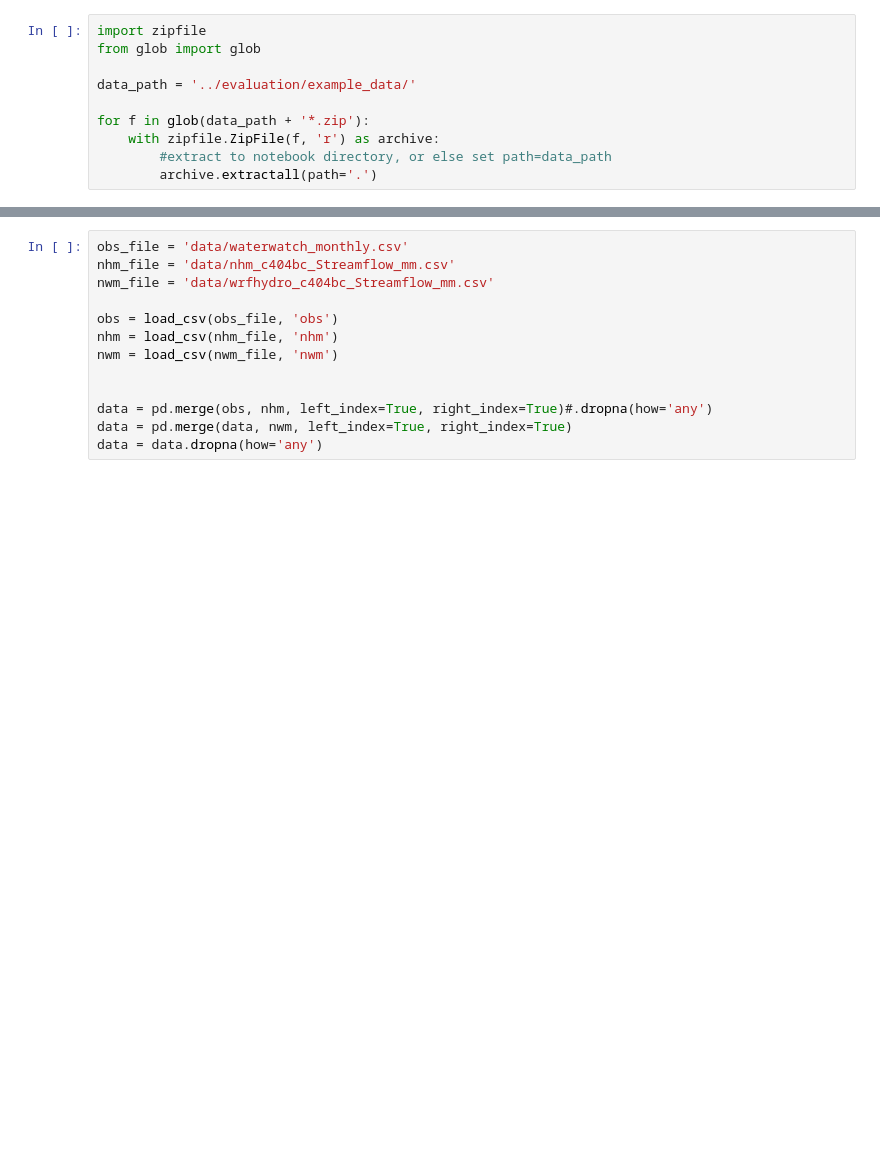
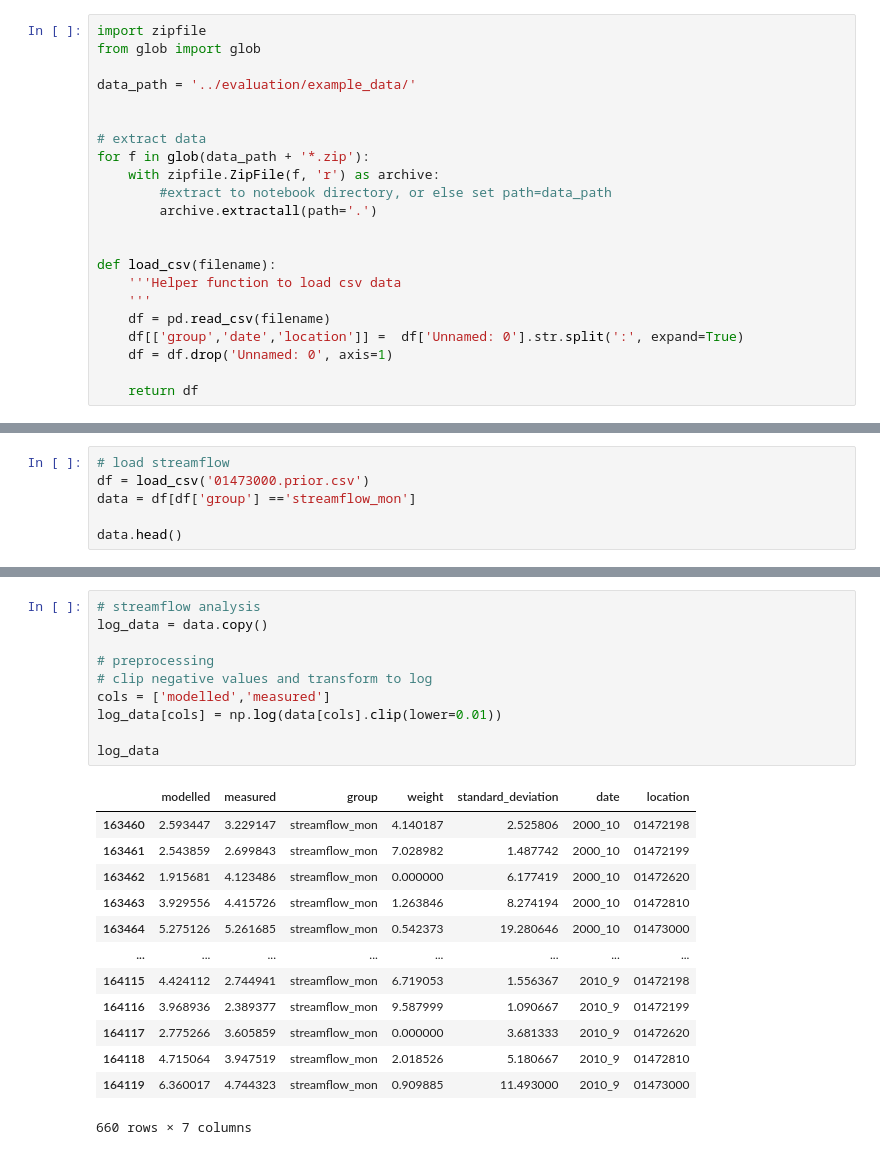
Before and after one commit to ahaj/nhm_pestpp_20240510, a Jupyter notebook: notebooks/dscore-demo.ipynb, the cells around one changed output, grey strips where cells are left out. Drawn from its saved outputs; the diff is of its cells as text; blank space fills up the shorter version.

```diff
--- a/notebooks/dscore-demo.ipynb
+++ b/notebooks/dscore-demo.ipynb
@@ -20,7 +16,19 @@ from glob import glob
 
 data_path = '../evaluation/example_data/'
 
+
+# extract data
 for f in glob(data_path + '*.zip'):
     with zipfile.ZipFile(f, 'r') as archive:
         #extract to notebook directory, or else set path=data_path
         archive.extractall(path='.')
+
+
+def load_csv(filename):
+    '''Helper function to load csv data
+    '''
+    df = pd.read_csv(filename)
+    df[['group','date','location']] =  df['Unnamed: 0'].str.split(':', expand=True)
+    df = df.drop('Unnamed: 0', axis=1)
+
+    return df
@@ -42,0 +35,6 @@ pd.read_csv('01473000.prior.csv')
+# %%
+# load streamflow
+df = load_csv('01473000.prior.csv')
+data = df[df['group'] =='streamflow_mon']
+
+data.head()
@@ -54,13 +60,24 @@ def load_csv(filename, dataset_name):
 # %%
-obs_file = 'data/waterwatch_monthly.csv'
-nhm_file = 'data/nhm_c404bc_Streamflow_mm.csv'
-nwm_file = 'data/wrfhydro_c404bc_Streamflow_mm.csv'
+# streamflow analysis
+log_data = data.copy()
 
-obs = load_csv(obs_file, 'obs')
-nhm = load_csv(nhm_file, 'nhm')
-nwm = load_csv(nwm_file, 'nwm')
+# preprocessing
+# clip negative values and transform to log
+cols = ['modelled','measured']
+log_data[cols] = np.log(data[cols].clip(lower=0.01))
 
-
-data = pd.merge(obs, nhm, left_index=True, right_index=True)#.dropna(how='any')
-data = pd.merge(data, nwm, left_index=True, right_index=True)
-data = data.dropna(how='any')
+log_data
+# %% [output]
+|  | modelled | measured | group | weight | standard_deviation | date | location |
+| 163460 | 2.593447 | 3.229147 | streamflow_mon | 4.140187 | 2.525806 | 2000_10 | 01472198 |
+| 163461 | 2.543859 | 2.699843 | streamflow_mon | 7.028982 | 1.487742 | 2000_10 | 01472199 |
+| 163462 | 1.915681 | 4.123486 | streamflow_mon | 0.000000 | 6.177419 | 2000_10 | 01472620 |
+| 163463 | 3.929556 | 4.415726 | streamflow_mon | 1.263846 | 8.274194 | 2000_10 | 01472810 |
+| 163464 | 5.275126 | 5.261685 | streamflow_mon | 0.542373 | 19.280646 | 2000_10 | 01473000 |
+| ... | ... | ... | ... | ... | ... | ... | ... |
+| 164115 | 4.424112 | 2.744941 | streamflow_mon | 6.719053 | 1.556367 | 2010_9 | 01472198 |
+| 164116 | 3.968936 | 2.389377 | streamflow_mon | 9.587999 | 1.090667 | 2010_9 | 01472199 |
+| 164117 | 2.775266 | 3.605859 | streamflow_mon | 0.000000 | 3.681333 | 2010_9 | 01472620 |
+| 164118 | 4.715064 | 3.947519 | streamflow_mon | 2.018526 | 5.180667 | 2010_9 | 01472810 |
+| 164119 | 6.360017 | 4.744323 | streamflow_mon | 0.909885 | 11.493000 | 2010_9 | 01473000 |
+660 rows × 7 columns
```
Also changed, not shown: parts of 20 cells of this notebook, 1 other file.
